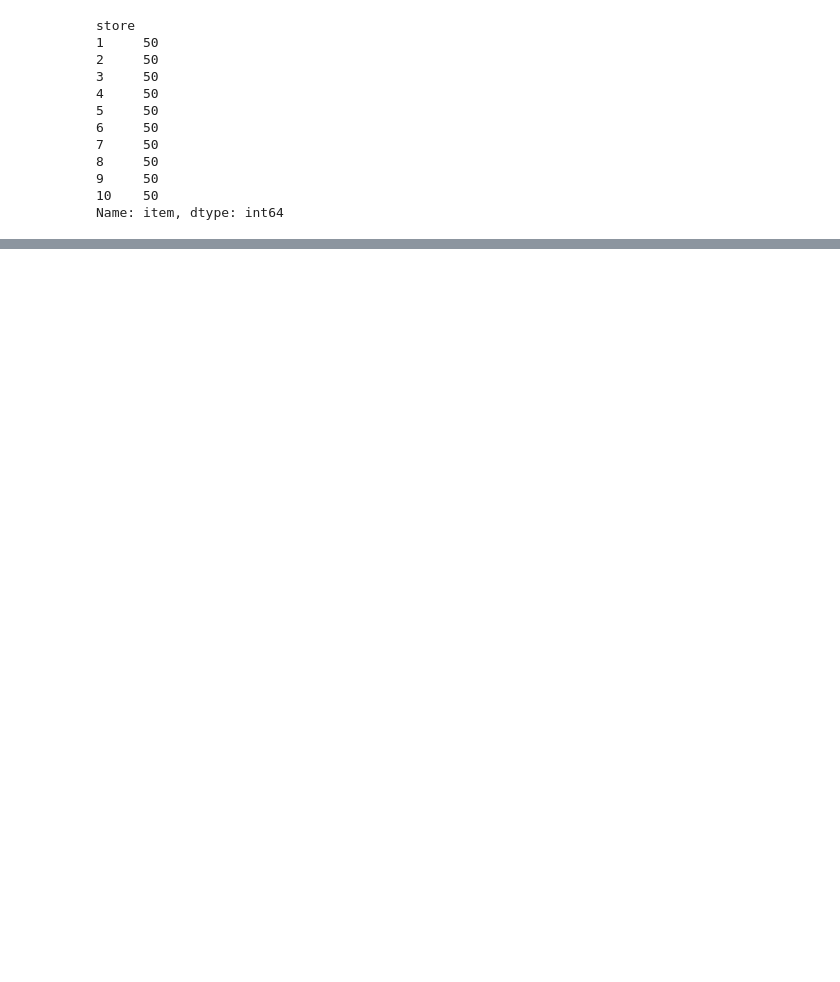
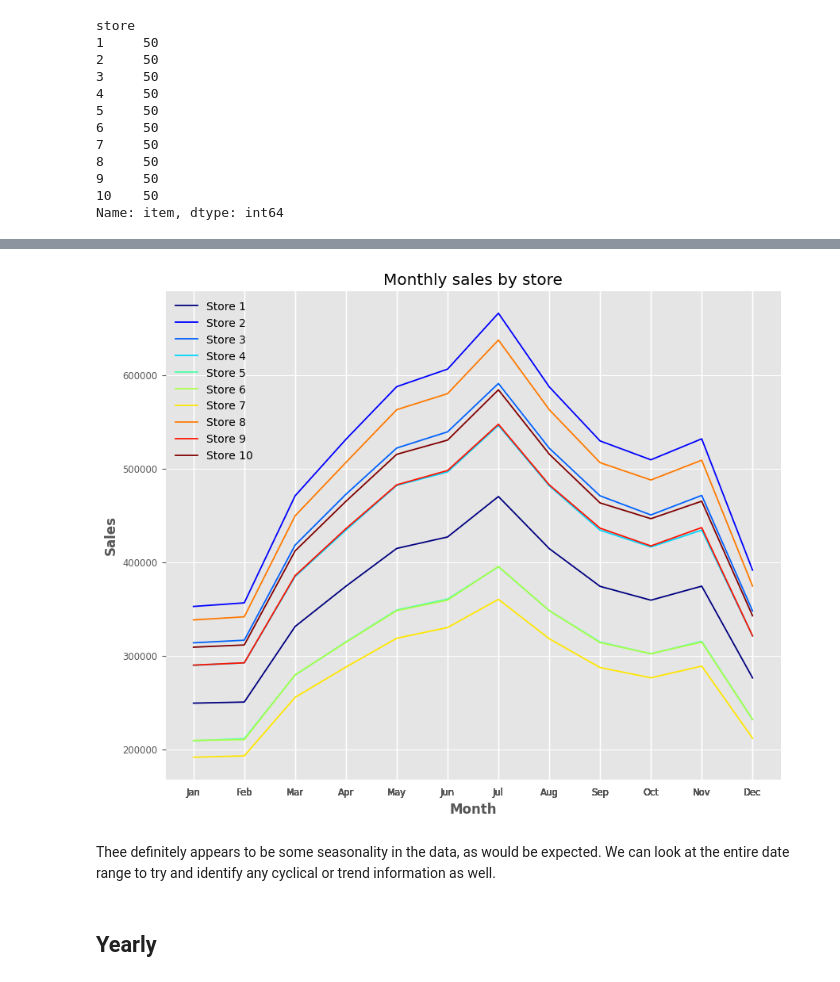
Before and after one commit to jmoro0408/Sales-Forecasting, a Jupyter notebook: notebooks/1.0 - Data Exploration.ipynb, the cells around one changed output, grey strips where cells are left out. Saved outputs shown, nothing was run; the diff lists cells and outputs as text; code cells hidden in the pictures; blank space fills up the shorter version.

```diff
--- a/notebooks/1.0 - Data Exploration.ipynb
+++ b/notebooks/1.0 - Data Exploration.ipynb
@@ -52,0 +116,4 @@ df.head()
+# %%
+total_sales_by_month = df.groupby(['store','month'], as_index = False).sum(numeric_only = True)[['store', 'month', 'sales']]
+total_sales_by_month['month_name'] = df['Month'] = pd.to_datetime(total_sales_by_month['month'], format='%m').dt.month_name().str[:3]
+total_sales_by_month.head()
@@ -52,0 +127,17 @@ df.head()
+# %%
+fig, ax = plt.subplots(figsize = (10,8))
+for c, n in zip(colors,total_sales_by_month['store'].unique()):
+    df_temp = total_sales_by_month[total_sales_by_month['store'] == n]
+    ax.plot(df_temp['month'], df_temp['sales'], label = f"Store {n}", c = c)
+ax.legend()
+ax.set_xlabel('Month')
+ax.set_ylabel('Sales')
+ax.set_title('Monthly sales by store')
+ax.set_xticks(total_sales_by_month['month']);
+ax.set_xticklabels(total_sales_by_month['month_name']);
+# %% [output]
+[figure, added]
+# %% [markdown]
+Thee definitely appears to be some seasonality in the data, as would be expected. We can look at the entire date range to try and identify any cyclical or trend information as well.
+# %% [markdown]
+## Yearly
```
Also changed, not shown: parts of 28 cells of this notebook.
